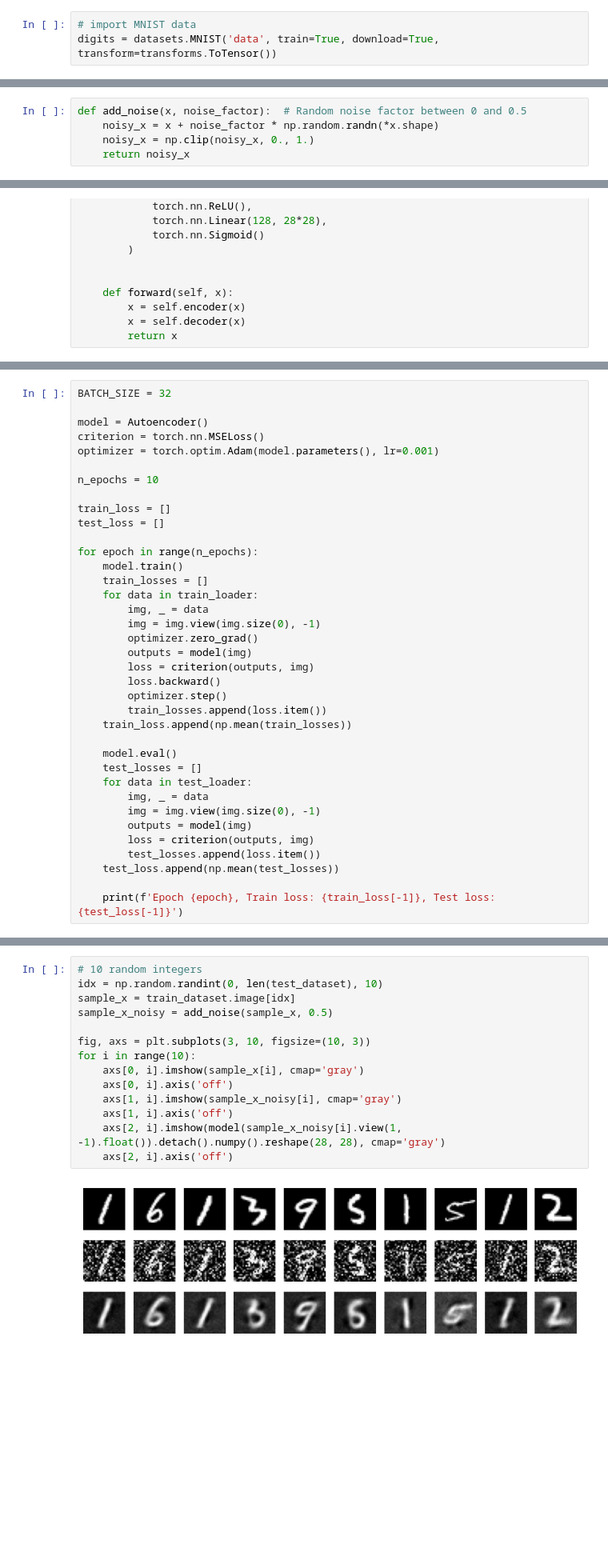
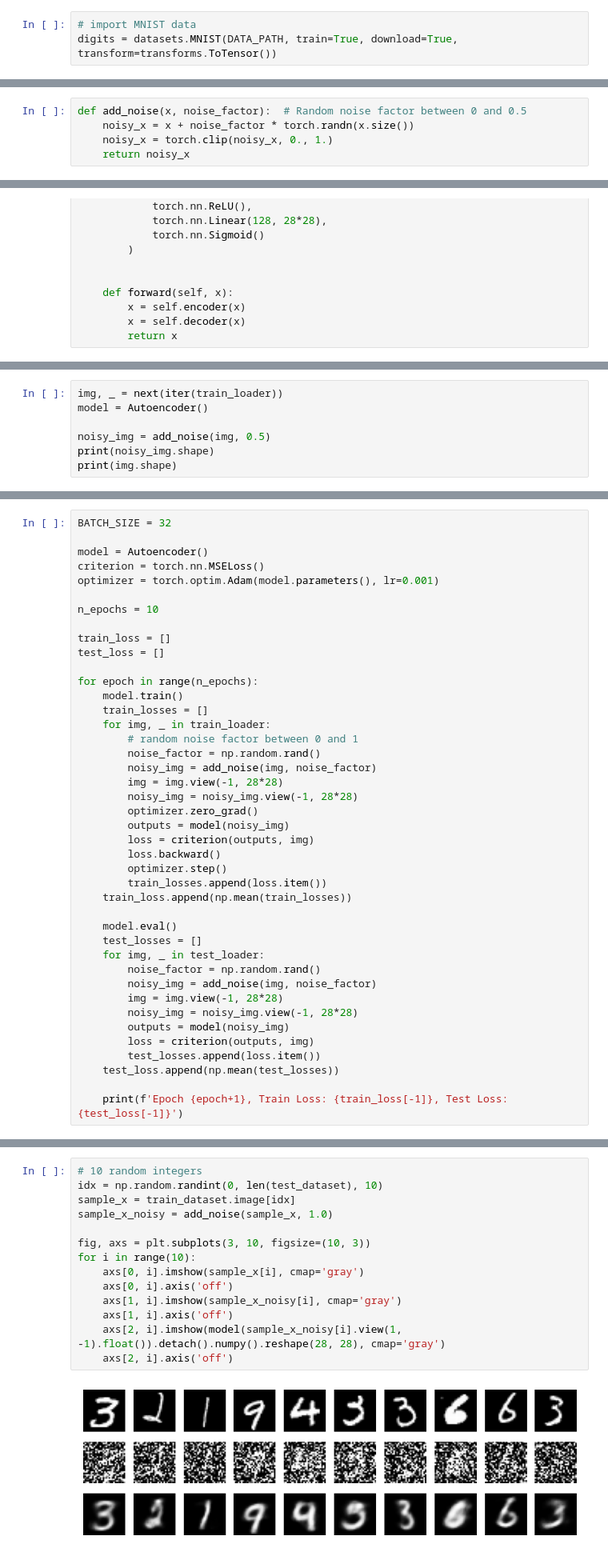
Before and after one commit to acceleratescience/diffusion-models, a Jupyter notebook: notebooks/VAEs.ipynb, the cells around one changed output, grey strips where cells are left out. Shown at 80% size. Cells and saved outputs as stored; diff of their text form; blank space fills up the shorter version.

```diff
--- a/notebooks/VAEs.ipynb
+++ b/notebooks/VAEs.ipynb
@@ -9,6 +17,6 @@ import numpy as np
 # %%
 # import MNIST data
-digits = datasets.MNIST('data', train=True, download=True, transform=transforms.ToTensor())
+digits = datasets.MNIST(DATA_PATH, train=True, download=True, transform=transforms.ToTensor())
 # %%
 digit_values = digits.data
 digit_labels = digits.targets
@@ -48,8 +58,8 @@ class NoisyMNIST(Dataset):
         return image.float(), label.float()
 # %%
 def add_noise(x, noise_factor):  # Random noise factor between 0 and 0.5
-    noisy_x = x + noise_factor * np.random.randn(*x.shape)
-    noisy_x = np.clip(noisy_x, 0., 1.)
+    noisy_x = x + noise_factor * torch.randn(x.size())
+    noisy_x = torch.clip(noisy_x, 0., 1.)
     return noisy_x
 # %%
 transform = transforms.Compose([
@@ -106,0 +120,7 @@ class Autoencoder(torch.nn.Module):
+# %%
+img, _ = next(iter(train_loader))
+model = Autoencoder()
+
+noisy_img = add_noise(img, 0.5)
+print(noisy_img.shape)
+print(img.shape)
@@ -119,11 +142,14 @@ test_loss = []
 for epoch in range(n_epochs):
     model.train()
     train_losses = []
-    for data in train_loader:
-        img, _ = data
-        img = img.view(img.size(0), -1)
+    for img, _ in train_loader:
+        # random noise factor between 0 and 1
+        noise_factor = np.random.rand()
+        noisy_img = add_noise(img, noise_factor)
+        img = img.view(-1, 28*28)
+        noisy_img = noisy_img.view(-1, 28*28)
         optimizer.zero_grad()
-        outputs = model(img)
+        outputs = model(noisy_img)
         loss = criterion(outputs, img)
         loss.backward()
         optimizer.step()
@@ -132,13 +158,15 @@ for epoch in range(n_epochs):
 
     model.eval()
     test_losses = []
-    for data in test_loader:
-        img, _ = data
-        img = img.view(img.size(0), -1)
-        outputs = model(img)
+    for img, _ in test_loader:
+        noise_factor = np.random.rand()
+        noisy_img = add_noise(img, noise_factor)
+        img = img.view(-1, 28*28)
+        noisy_img = noisy_img.view(-1, 28*28)
+        outputs = model(noisy_img)
         loss = criterion(outputs, img)
         test_losses.append(loss.item())
     test_loss.append(np.mean(test_losses))
 
-    print(f'Epoch {epoch}, Train loss: {train_loss[-1]}, Test loss: {test_loss[-1]}')
+    print(f'Epoch {epoch+1}, Train Loss: {train_loss[-1]}, Test Loss: {test_loss[-1]}')
 # %% [output]
@@ -155,16 +183,16 @@ Epoch 9, Train loss: 0.08093843511989897, Test loss: 0.08072389428444365
 # %%
 # 10 random integers
 idx = np.random.randint(0, len(test_dataset), 10)
 sample_x = train_dataset.image[idx]
-sample_x_noisy = add_noise(sample_x, 0.5)
+sample_x_noisy = add_noise(sample_x, 1.0)
 
 fig, axs = plt.subplots(3, 10, figsize=(10, 3))
 for i in range(10):
     axs[0, i].imshow(sample_x[i], cmap='gray')
     axs[0, i].axis('off')
     axs[1, i].imshow(sample_x_noisy[i], cmap='gray')
     axs[1, i].axis('off')
     axs[2, i].imshow(model(sample_x_noisy[i].view(1, -1).float()).detach().numpy().reshape(28, 28), cmap='gray')
     axs[2, i].axis('off')
 # %% [output]
-[figure, old version]
+[figure, new version]
```
Also changed, not shown: parts of 28 cells of this notebook, 27 other files.
